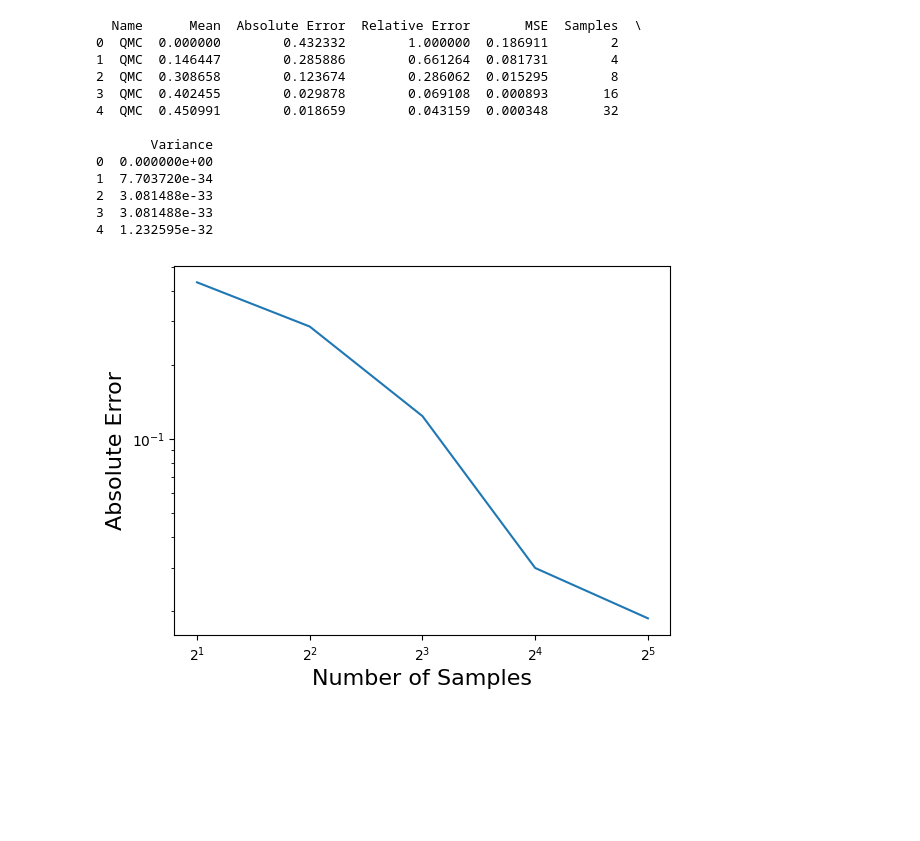
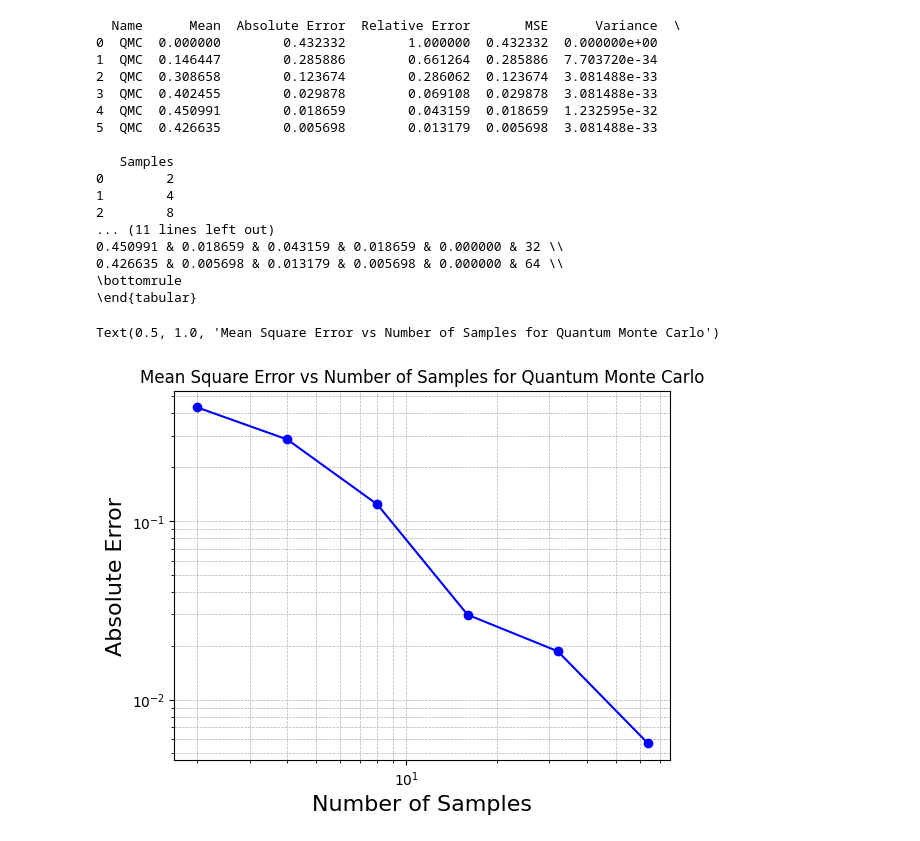
Before and after one commit to DanielVenter/MSci-Dissertation, a Jupyter notebook: Number of Simulations Experiment/NumberofSimulationsExperiment.ipynb, the cells around one changed output. Saved outputs shown, nothing was run; the diff lists cells and outputs as text; code cells hidden in the pictures; blank space fills up the shorter version.

Commit message:
Adding number of simulations experiment results

```diff
--- a/Number of Simulations Experiment/NumberofSimulationsExperiment.ipynb
+++ b/Number of Simulations Experiment/NumberofSimulationsExperiment.ipynb
@@ -43,24 +89,24 @@ def mc_mean(numSamples):
 # %%
 mse_values = []
 abs_values = []
-num_samples = []
-data = []
+num_samples_cmc = []
+data_cmc = []
 variances = []
+abs_values = []
 
-for i in range(5):
-    samples_ = 10**i
-    num_samples.append(samples_)
-    answer = mc_mean(samples_)
+for samples_ in classical_samples:
+    num_samples_cmc.append(samples_)
+    answer, num = mc_mean(samples_)
 
     results = []
     for _ in range(5):
-        result = mc_mean(samples_)
-        results.append(result["Mean"])
+        result, numSamples = mc_mean(samples_)
+        results.append(result)
+
     variance = np.var(results)
 
-    answer["Variance"] = variance
+    answer = print_data("MC Mean", mean = answer, true_mean=true_mean, samples__= numSamples, variance=variance)
 
-    data.append(answer)
+    data_cmc.append(answer)
     mse_values.append(answer.get("MSE"))
-    abs_values.append(answer.get("Absolute Error"))
 # %%
@@ -108,10 +151,10 @@ def func(i):
     return np.sin(xs[i]) ** 2
 
 
-mse_values = []
+mse_values_qc = []
 num_samples = []
 data = []
-for n in range(1, 6):
+for n in quantum_samples:
     num_samples.append(2**n)
     N = 2**n
 
@@ -139,37 +182,45 @@ for n in range(1, 6):
     variance = np.var(results)
     answer = np.mean(results)
 
-    format_data = print_data("QMC", answer, true_mean, 2**n)
-    format_data["Variance"] = variance
+    format_data = print_data("QMC", answer, true_mean, 2**n, variance=variance)
 
-    mse_values.append(format_data.get("MSE"))
+    mse_values_qc.append(format_data.get("MSE"))
     data.append(format_data)
 # %%
 df = pd.DataFrame(data)
 print(df)
+df = df.drop("Name", axis=1)
+print(df.to_latex(index=False, ))
 # %% [output]
-  Name      Mean  Absolute Error  Relative Error       MSE  Samples  \
-0  QMC  0.000000        0.432332        1.000000  0.186911        2
-1  QMC  0.146447        0.285886        0.661264  0.081731        4
-2  QMC  0.308658        0.123674        0.286062  0.015295        8
-3  QMC  0.402455        0.029878        0.069108  0.000893       16
-4  QMC  0.450991        0.018659        0.043159  0.000348       32
+  Name      Mean  Absolute Error  Relative Error       MSE      Variance  \
+0  QMC  0.000000        0.432332        1.000000  0.432332  0.000000e+00
+1  QMC  0.146447        0.285886        0.661264  0.285886  7.703720e-34
+2  QMC  0.308658        0.123674        0.286062  0.123674  3.081488e-33
+3  QMC  0.402455        0.029878        0.069108  0.029878  3.081488e-33
+4  QMC  0.450991        0.018659        0.043159  0.018659  1.232595e-32
+5  QMC  0.426635        0.005698        0.013179  0.005698  3.081488e-33
 
-       Variance
-0  0.000000e+00
-1  7.703720e-34
-2  3.081488e-33
-3  3.081488e-33
-4  1.232595e-32
+   Samples
+0        2
+1        4
+2        8
+... (11 lines left out)
+0.450991 & 0.018659 & 0.043159 & 0.018659 & 0.000000 & 32 \\
+0.426635 & 0.005698 & 0.013179 & 0.005698 & 0.000000 & 64 \\
+\bottomrule
+\end{tabular}
 # %%
-abs_error = df["Absolute Error"].to_list()
+abs_error_list = df["Absolute Error"].to_list()
 samples_numbers = df["Samples"].to_list()
 
 
-plt.plot(samples_numbers, abs_error)
+plt.plot(samples_numbers, mse_values_qc,marker="o", linestyle="-", color="b")
 plt.xlabel("Number of Samples", fontsize=16)
 plt.ylabel("Absolute Error", fontsize=16)
-plt.xscale("log", base=2)
+plt.xscale("log", base=10)
 plt.yscale("log")
+plt.grid(True, which="both", linestyle="--", linewidth=0.5)
+plt.title("Mean Square Error vs Number of Samples for Quantum Monte Carlo")
 # %% [output]
+Text(0.5, 1.0, 'Mean Square Error vs Number of Samples for Quantum Monte Carlo')
-[figure, old version]
+[figure, new version]
```
Also changed, not shown: parts of 8 cells of this notebook, 5 other files.
